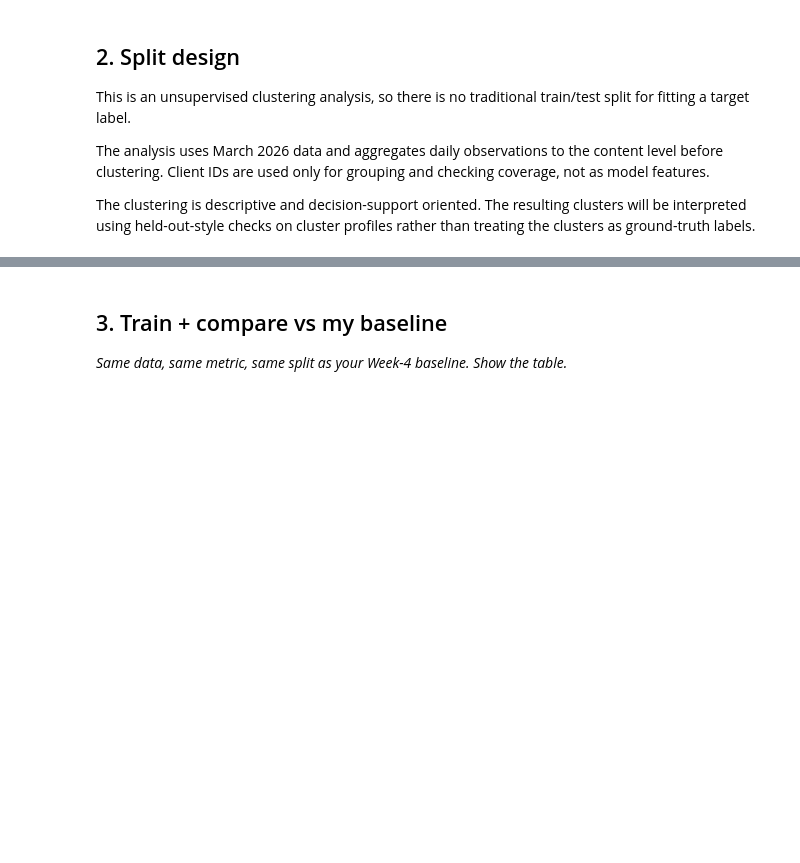
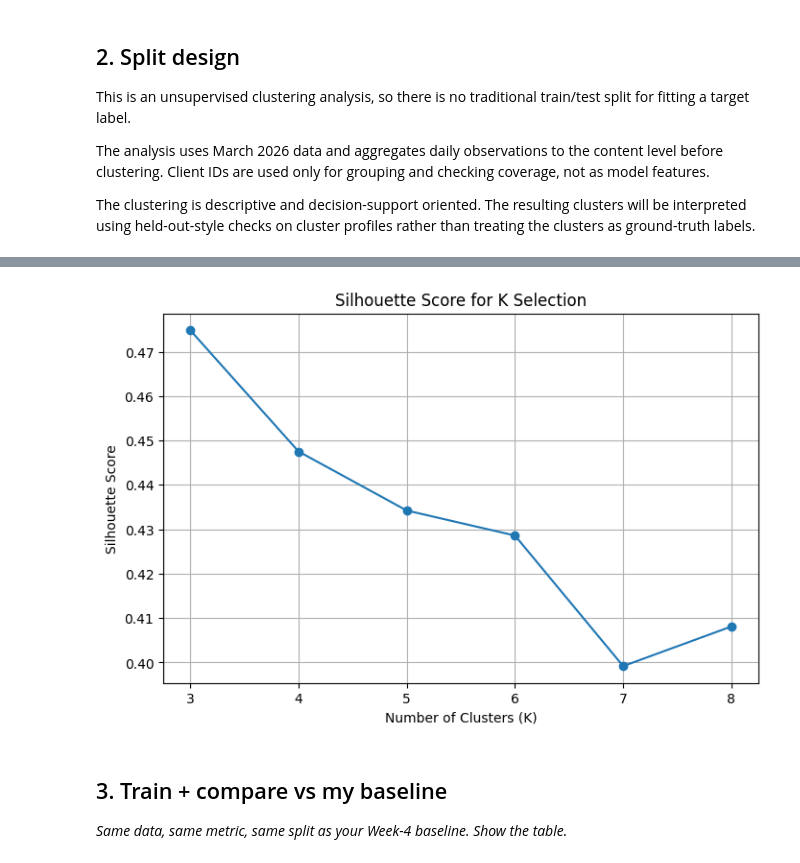
Before and after one commit to MukibHossain/ml-internship-starter, a Jupyter notebook: work/notebooks/w05_model.ipynb, the cells around one changed output, grey strips where cells are left out. Cells and saved outputs as stored; diff of their text form; code cells hidden in the pictures; blank space fills up the shorter version.

```diff
--- a/work/notebooks/w05_model.ipynb
+++ b/work/notebooks/w05_model.ipynb
@@ -79,0 +144,12 @@ The clustering is descriptive and decision-support oriented. The resulting clust
+# %%
+# Log-transform highly skewed volume and click features
+X_model = X.copy()
+
+X_model["avg_impressions"] = np.log1p(X_model["avg_impressions"])
+X_model["avg_clicks"] = np.log1p(X_model["avg_clicks"])
+
+# Scale transformed features
+scaler = StandardScaler()
+X_scaled = scaler.fit_transform(X_model)
+
+print("Final clustering matrix:", X_scaled.shape)
@@ -80,3 +198,23 @@ The clustering is descriptive and decision-support oriented. The resulting clust
+# %%
+import matplotlib.pyplot as plt
+
+plt.figure(figsize=(8, 5))
+
+plt.plot(
+    silhouette_df["k"],
+    silhouette_df["silhouette_score"],
+    marker="o"
+)
+
+plt.xlabel("Number of Clusters (K)")
+plt.ylabel("Silhouette Score")
+plt.title("Silhouette Score for K Selection")
+plt.xticks(k_values)
+plt.grid(True)
+
+plt.show()
+# %% [output]
+[figure, added]
 # %% [markdown]
 ## 3. Train + compare vs my baseline
 
```
Also changed, not shown: parts of 5 cells of this notebook.
